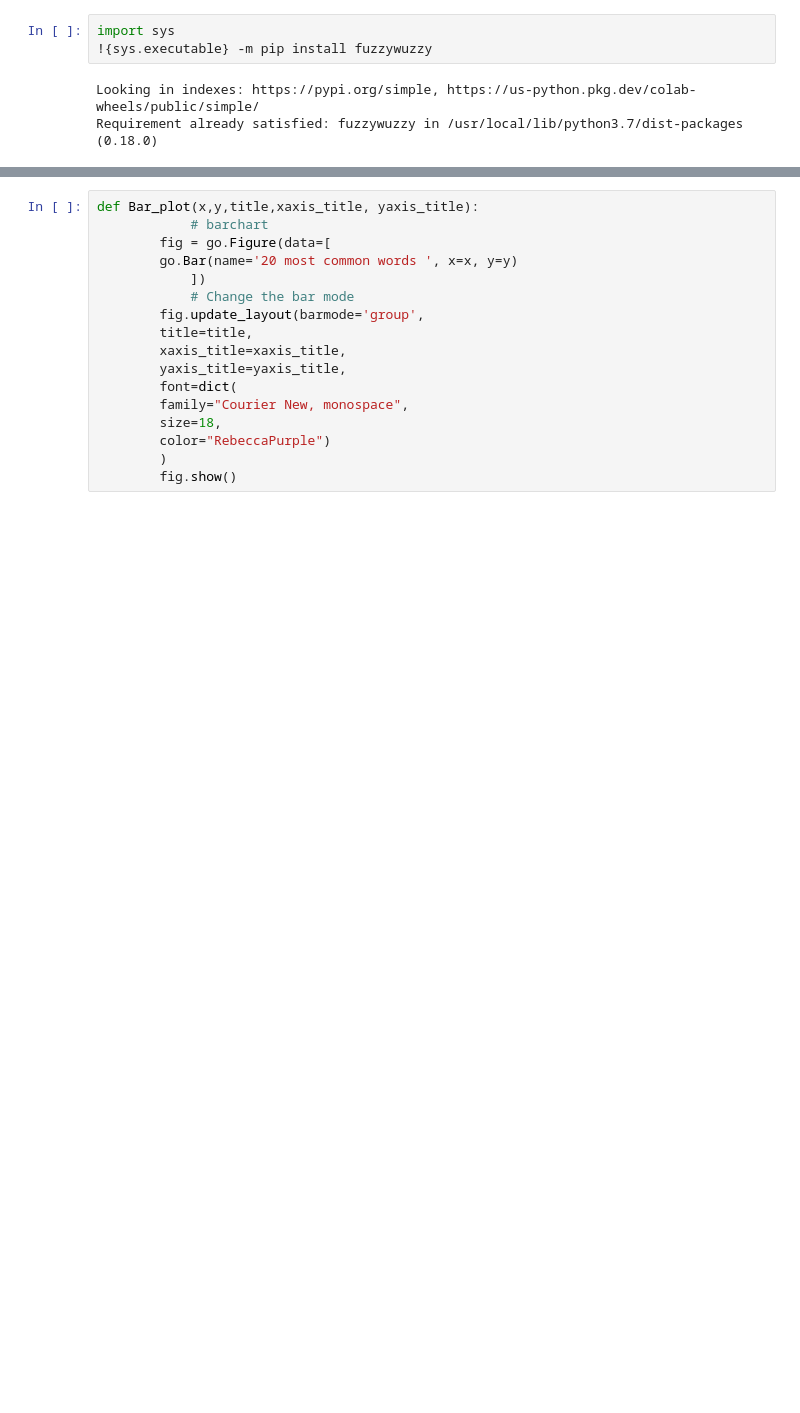
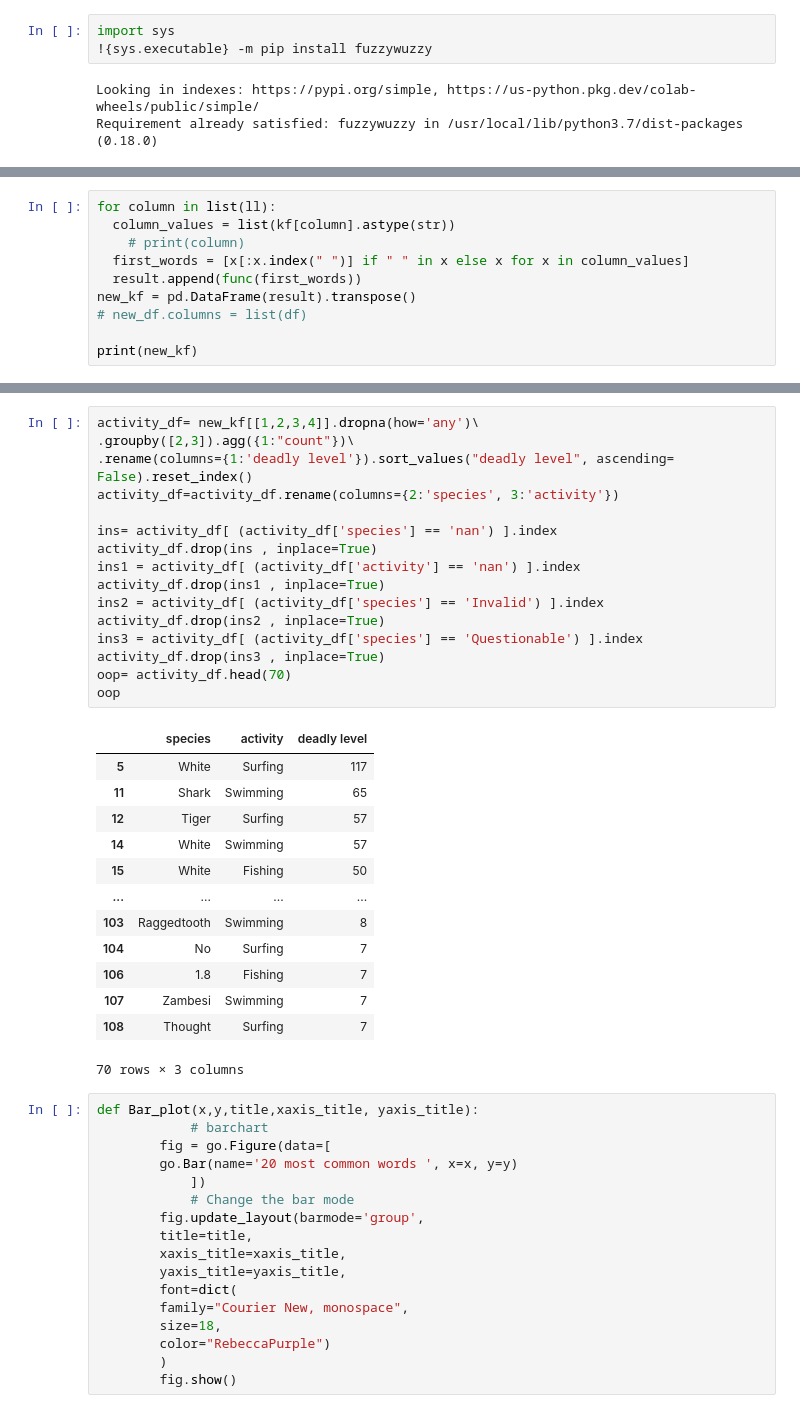
Before and after one commit to kkoke001/Shark-Attacks-Project-2, a Jupyter notebook: kamilla_Kokenazde_Final_project (1).ipynb, the cells around one changed output, grey strips where cells are left out. Cells and saved outputs as stored; diff of their text form; blank space fills up the shorter version.

```diff
--- a/kamilla_Kokenazde_Final_project (1).ipynb
+++ b/kamilla_Kokenazde_Final_project (1).ipynb
@@ -204,0 +365,10 @@ ds=Deadliest_shark.head(15)
+# %%
+for column in list(ll):
+  column_values = list(kf[column].astype(str))
+    # print(column)
+  first_words = [x[:x.index(" ")] if " " in x else x for x in column_values]
+  result.append(func(first_words))
+new_kf = pd.DataFrame(result).transpose()
+# new_df.columns = list(df)
+
+print(new_kf)
@@ -205,3 +395,33 @@ ds=Deadliest_shark.head(15)
+# %%
+activity_df= new_kf[[1,2,3,4]].dropna(how='any')\
+.groupby([2,3]).agg({1:"count"})\
+.rename(columns={1:'deadly level'}).sort_values("deadly level", ascending= False).reset_index()
+activity_df=activity_df.rename(columns={2:'species', 3:'activity'})
+
+ins= activity_df[ (activity_df['species'] == 'nan') ].index
+activity_df.drop(ins , inplace=True)
+ins1 = activity_df[ (activity_df['activity'] == 'nan') ].index
+activity_df.drop(ins1 , inplace=True)
+ins2 = activity_df[ (activity_df['species'] == 'Invalid') ].index
+activity_df.drop(ins2 , inplace=True)
+ins3 = activity_df[ (activity_df['species'] == 'Questionable') ].index
+activity_df.drop(ins3 , inplace=True)
+oop= activity_df.head(70)
+oop
+# %% [output]
+|  | species | activity | deadly level |
+| 5 | White | Surfing | 117 |
+| 11 | Shark | Swimming | 65 |
+| 12 | Tiger | Surfing | 57 |
+| 14 | White | Swimming | 57 |
+| 15 | White | Fishing | 50 |
+| ... | ... | ... | ... |
+| 103 | Raggedtooth | Swimming | 8 |
+| 104 | No | Surfing | 7 |
+| 106 | 1.8 | Fishing | 7 |
+| 107 | Zambesi | Swimming | 7 |
+| 108 | Thought | Surfing | 7 |
+70 rows × 3 columns
 # %%
 def Bar_plot(x,y,title,xaxis_title, yaxis_title):
             # barchart
```
Also changed, not shown: parts of 28 cells of this notebook, 1 other file.
